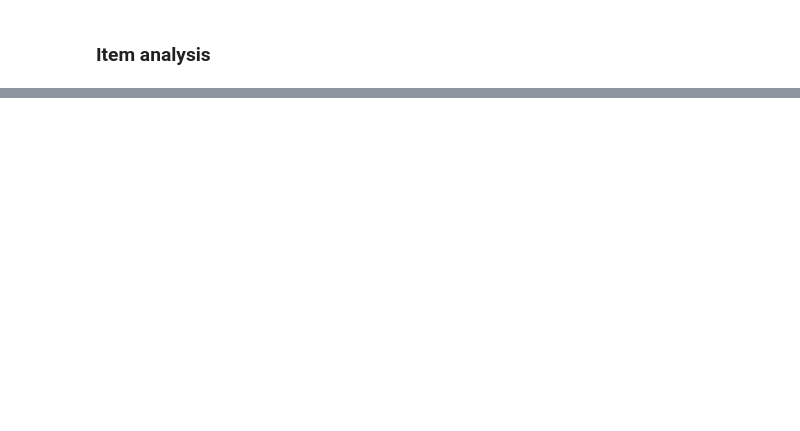
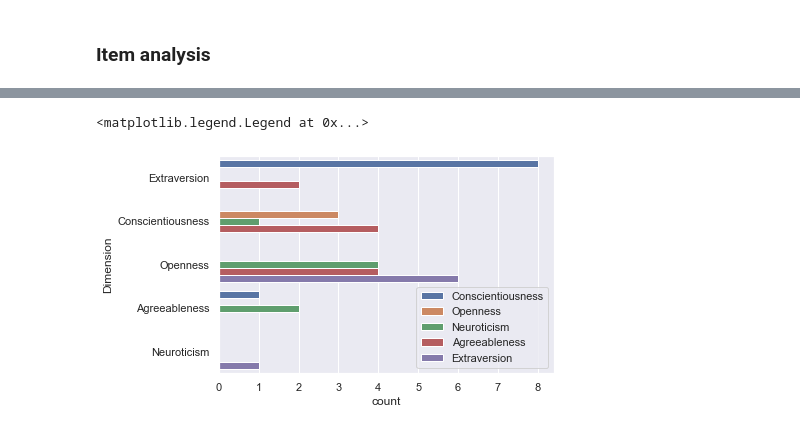
Before and after one commit to AnaSenso/DM0320-final-project, a Jupyter notebook: src/testing_docs/Outputs.ipynb, the cells around one changed output, grey strips where cells are left out. Cells and saved outputs as stored; diff of their text form; code cells hidden in the pictures; blank space fills up the shorter version.

```diff
--- a/src/testing_docs/Outputs.ipynb
+++ b/src/testing_docs/Outputs.ipynb
@@ -161,3 +133,10 @@ it_error
+# %%
+sns.set()
+sns.countplot(y='Dimension', hue='fa_dim', data=it_error, palette="deep")
+plt.legend(loc='lower right')
+# %% [output]
+<matplotlib.legend.Legend at 0x...>
+[figure, added]
 # %%
 dims[1]
 # %% [output]
```
Also changed, not shown: parts of 12 cells of this notebook, 27 other files.
